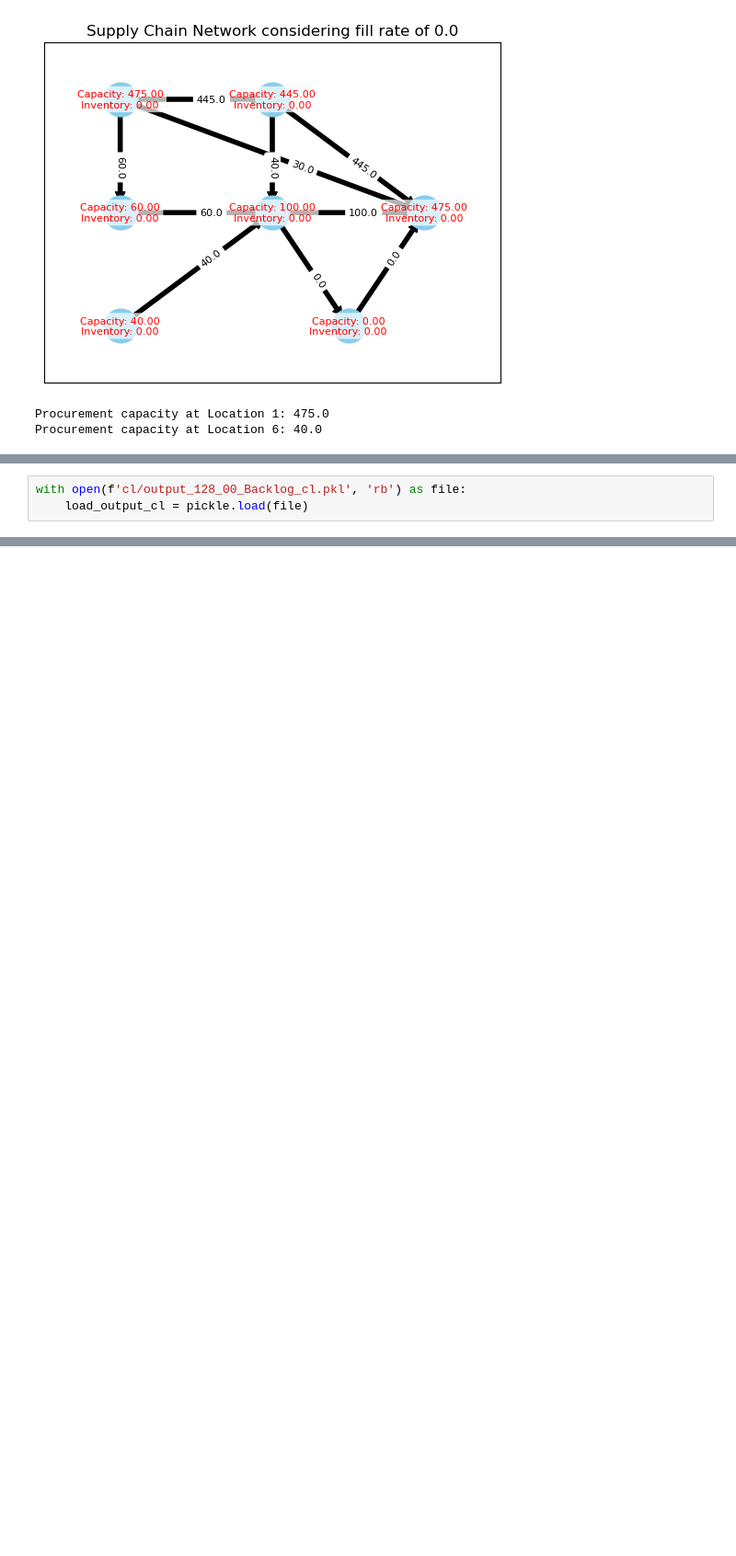
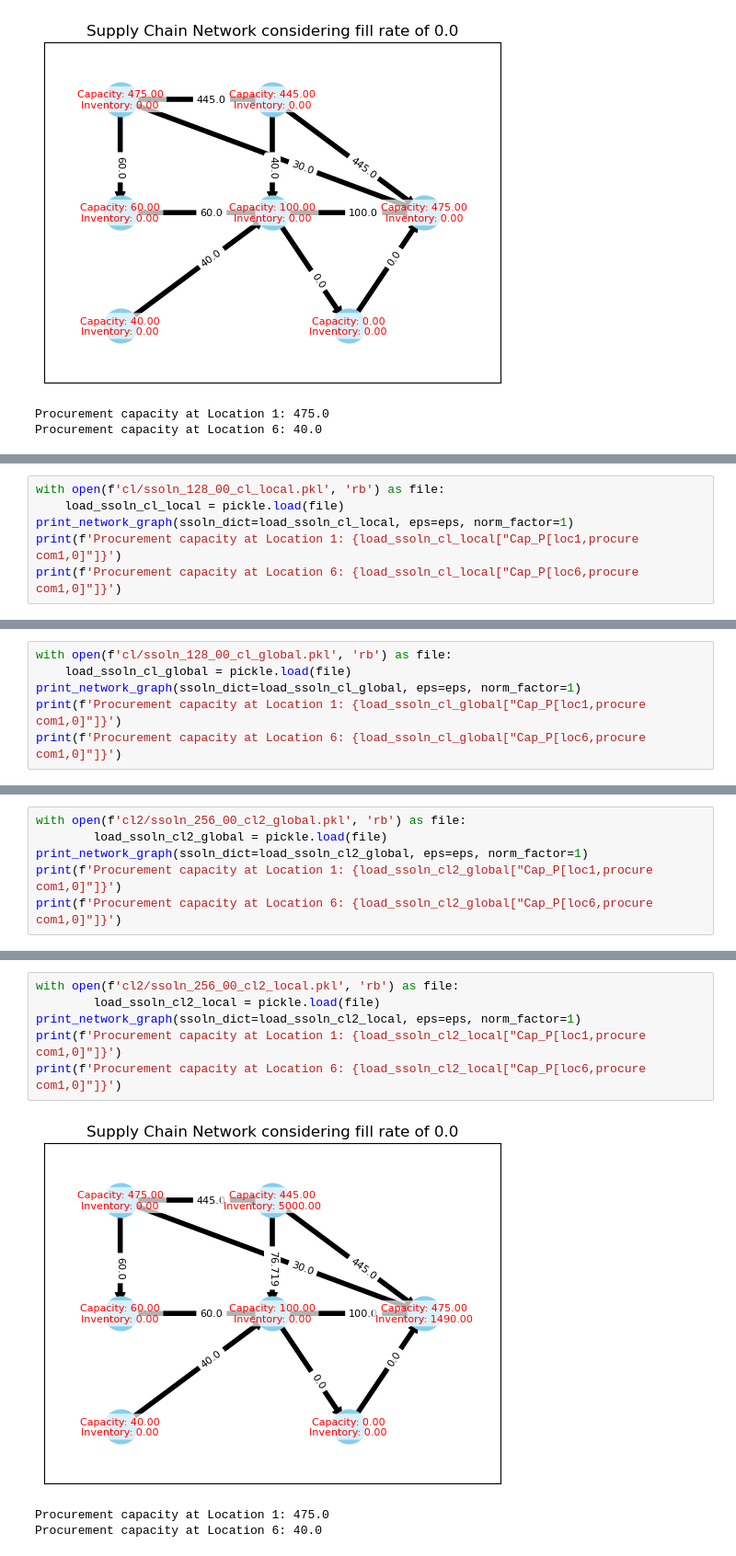
Before and after one commit to shivamvedant/energiapy, a Jupyter notebook: docs/notebooks/supply chain/IRF manuscript/ReadHPRCBacklog.ipynb, the cells around one changed output, grey strips where cells are left out. Shown at 92% size. Drawn from its saved outputs; the diff is of its cells as text; blank space fills up the shorter version.

```diff
--- a/docs/notebooks/supply chain/IRF manuscript/ReadHPRCBacklog.ipynb
+++ b/docs/notebooks/supply chain/IRF manuscript/ReadHPRCBacklog.ipynb
@@ -285,3 +206,0 @@ with open(f'ncl/output_32_00_Backlog_ncl.pkl', 'rb') as file:
-# %%
-with open(f'cl/output_128_00_Backlog_cl.pkl', 'rb') as file:
-    load_output_cl = pickle.load(file)
@@ -412,0 +207,6 @@ plt.show()
+# %%
+with open(f'cl/ssoln_128_00_cl_local.pkl', 'rb') as file:
+    load_ssoln_cl_local = pickle.load(file)
+print_network_graph(ssoln_dict=load_ssoln_cl_local, eps=eps, norm_factor=1)
+print(f'Procurement capacity at Location 1: {load_ssoln_cl_local["Cap_P[loc1,procure com1,0]"]}')
+print(f'Procurement capacity at Location 6: {load_ssoln_cl_local["Cap_P[loc6,procure com1,0]"]}')
@@ -412,0 +217,6 @@ plt.show()
+# %%
+with open(f'cl/ssoln_128_00_cl_global.pkl', 'rb') as file:
+    load_ssoln_cl_global = pickle.load(file)
+print_network_graph(ssoln_dict=load_ssoln_cl_global, eps=eps, norm_factor=1)
+print(f'Procurement capacity at Location 1: {load_ssoln_cl_global["Cap_P[loc1,procure com1,0]"]}')
+print(f'Procurement capacity at Location 6: {load_ssoln_cl_global["Cap_P[loc6,procure com1,0]"]}')
@@ -412,0 +227,6 @@ plt.show()
+# %%
+with open(f'cl2/ssoln_256_00_cl2_global.pkl', 'rb') as file:
+        load_ssoln_cl2_global = pickle.load(file)
+print_network_graph(ssoln_dict=load_ssoln_cl2_global, eps=eps, norm_factor=1)
+print(f'Procurement capacity at Location 1: {load_ssoln_cl2_global["Cap_P[loc1,procure com1,0]"]}')
+print(f'Procurement capacity at Location 6: {load_ssoln_cl2_global["Cap_P[loc6,procure com1,0]"]}')
@@ -412,0 +237,10 @@ plt.show()
+# %%
+with open(f'cl2/ssoln_256_00_cl2_local.pkl', 'rb') as file:
+        load_ssoln_cl2_local = pickle.load(file)
+print_network_graph(ssoln_dict=load_ssoln_cl2_local, eps=eps, norm_factor=1)
+print(f'Procurement capacity at Location 1: {load_ssoln_cl2_local["Cap_P[loc1,procure com1,0]"]}')
+print(f'Procurement capacity at Location 6: {load_ssoln_cl2_local["Cap_P[loc6,procure com1,0]"]}')
+# %% [output]
+[figure, added]
+Procurement capacity at Location 1: 475.0
+Procurement capacity at Location 6: 40.0
```
Also changed, not shown: parts of 46 cells of this notebook, 3 other files.
